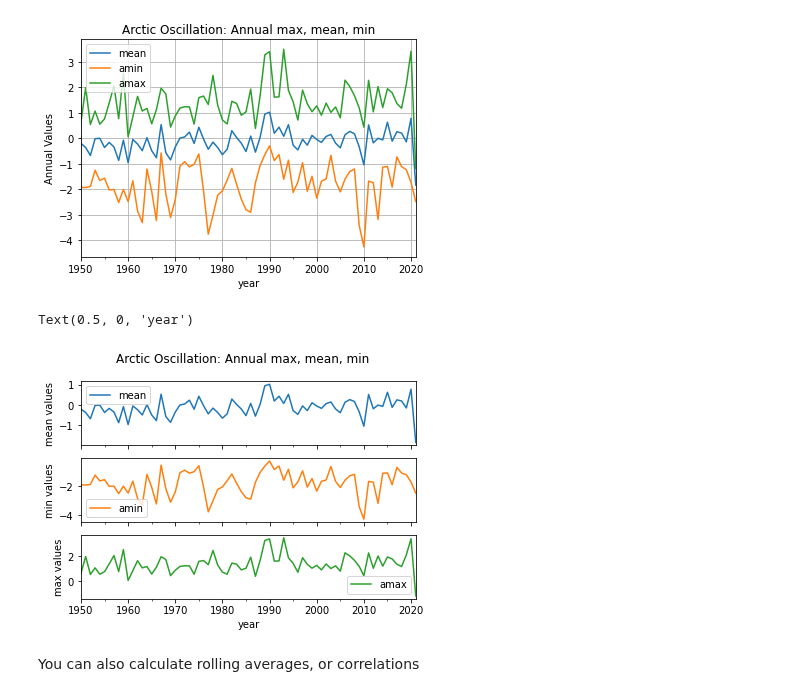
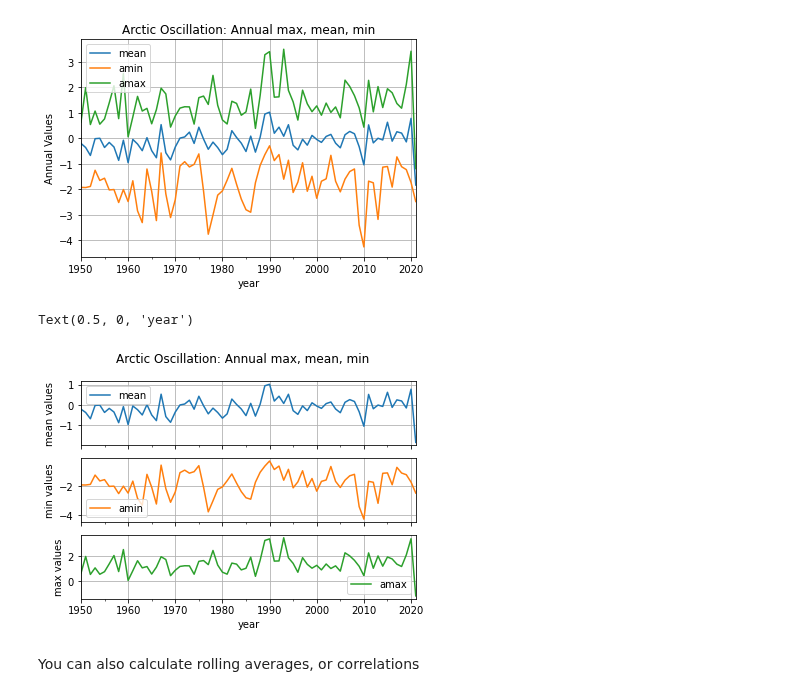
Before and after one commit to sspickle/instrumentation-projects, a Jupyter notebook: proj6/Time Series Analysis.ipynb, the cells around one changed output. Drawn from its saved outputs; the diff is of its cells as text; code cells hidden in the pictures.

```diff
--- a/proj6/Time Series Analysis.ipynb
+++ b/proj6/Time Series Analysis.ipynb
@@ -167,13 +167,16 @@ plt.grid()
 # %%
 axes=AO_mm.plot(subplots=True) # same idea with subplots
 plt.suptitle("Arctic Oscillation: Annual max, mean, min")
 axes[0].set_ylabel("mean values")
+axes[0].grid()
 axes[1].set_ylabel("min values")
+axes[1].grid()
 axes[2].set_ylabel("max values")
+axes[2].grid()
 plt.xlabel("year")
 # %% [output]
 Text(0.5, 0, 'year')
-[figure, old version]
+[figure, new version]
 # %% [markdown]
 You can also calculate rolling averages, or correlations
 # %%
```
Also changed, not shown: parts of 13 cells of this notebook.
